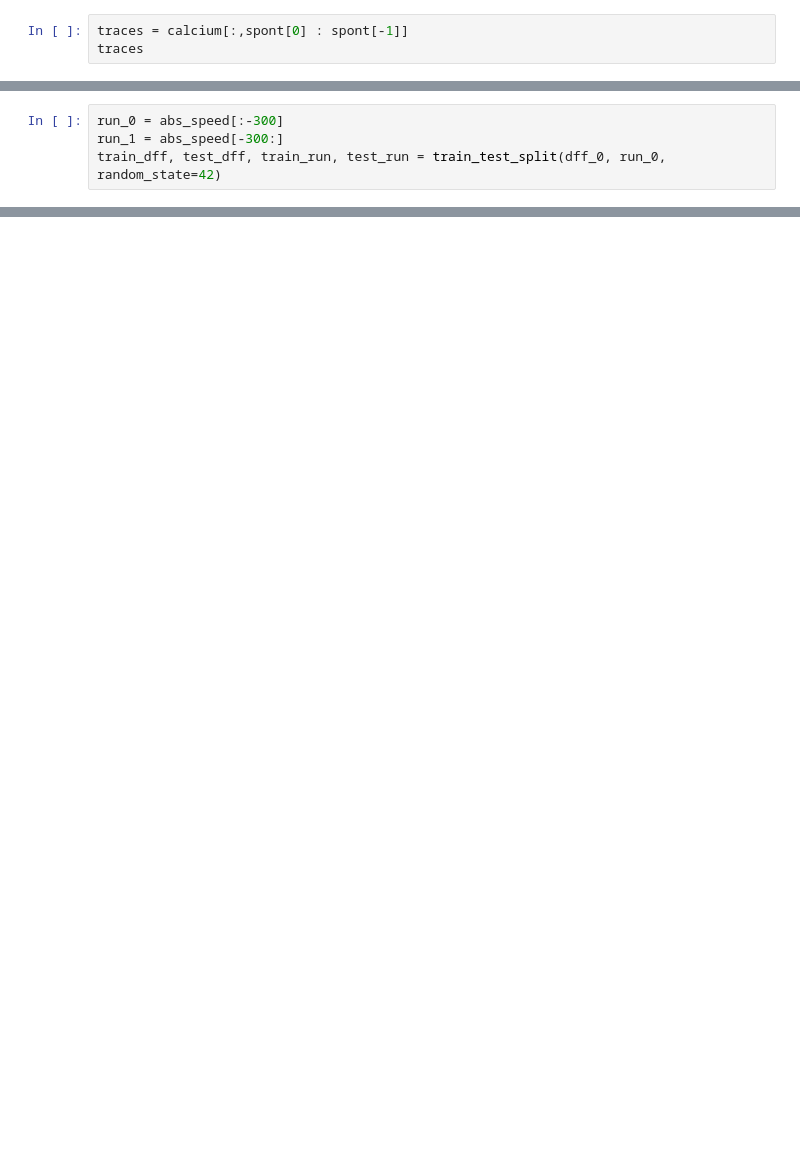
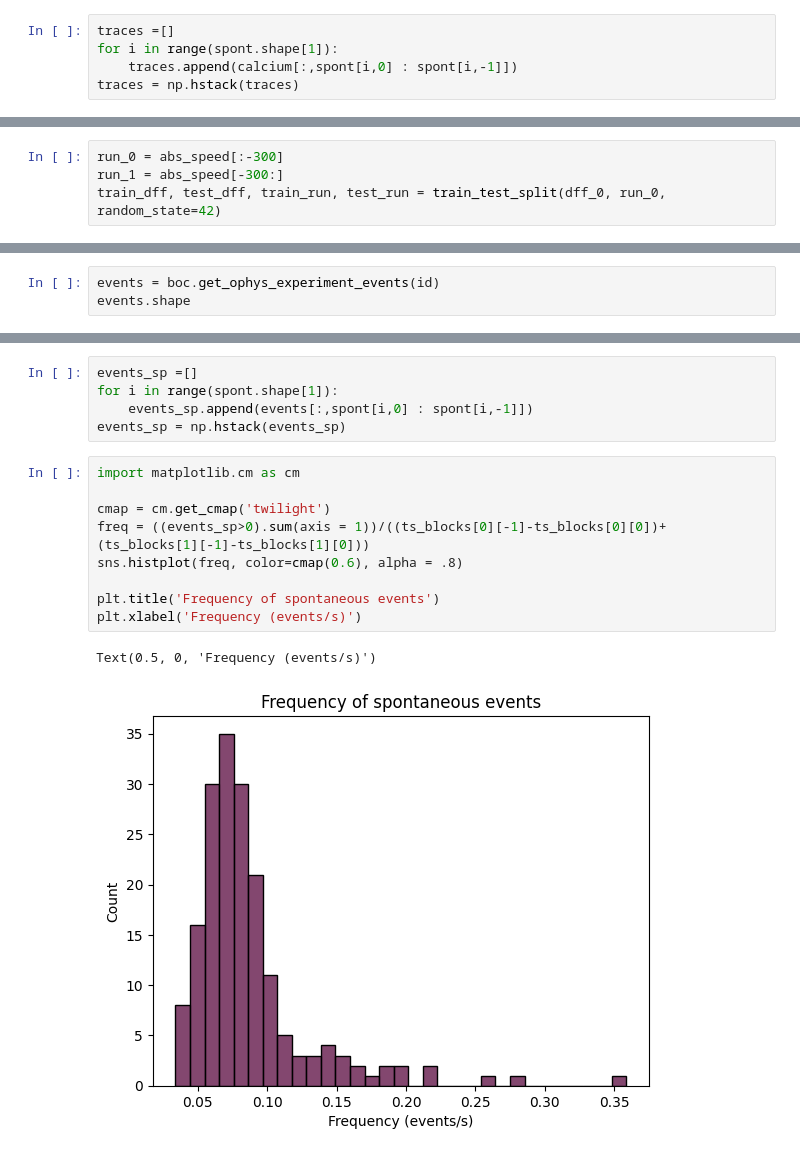
Before and after one commit to valtot/Explore_AllenBrainObservatory, a Jupyter notebook: SpontaneousActivity.ipynb, the cells around one changed output, grey strips where cells are left out. Saved outputs shown, nothing was run; the diff lists cells and outputs as text; blank space fills up the shorter version.

Commit message:
new plots on natural images

```diff
--- a/SpontaneousActivity.ipynb
+++ b/SpontaneousActivity.ipynb
@@ -184,3 +190,5 @@ plt.plot(ts, new_pupil)
 # %%
-traces = calcium[:,spont[0] : spont[-1]]
-traces
+traces =[]
+for i in range(spont.shape[1]):
+    traces.append(calcium[:,spont[i,0] : spont[i,-1]])
+traces = np.hstack(traces)
@@ -449,0 +361,3 @@ plt.plot(pd.Series(run_pred).rolling(7).median() ,linewidth = 1, alpha = .6, col
+# %%
+events = boc.get_ophys_experiment_events(id)
+events.shape
@@ -449,0 +380,17 @@ plt.plot(pd.Series(run_pred).rolling(7).median() ,linewidth = 1, alpha = .6, col
+# %%
+events_sp =[]
+for i in range(spont.shape[1]):
+    events_sp.append(events[:,spont[i,0] : spont[i,-1]])
+events_sp = np.hstack(events_sp)
+# %%
+import matplotlib.cm as cm
+
+cmap = cm.get_cmap('twilight')
+freq = ((events_sp>0).sum(axis = 1))/((ts_blocks[0][-1]-ts_blocks[0][0])+(ts_blocks[1][-1]-ts_blocks[1][0]))
+sns.histplot(freq, color=cmap(0.6), alpha = .8)
+
+plt.title('Frequency of spontaneous events')
+plt.xlabel('Frequency (events/s)')
+# %% [output]
+Text(0.5, 0, 'Frequency (events/s)')
+[figure, added]
```
Also changed, not shown: parts of 55 cells of this notebook.
